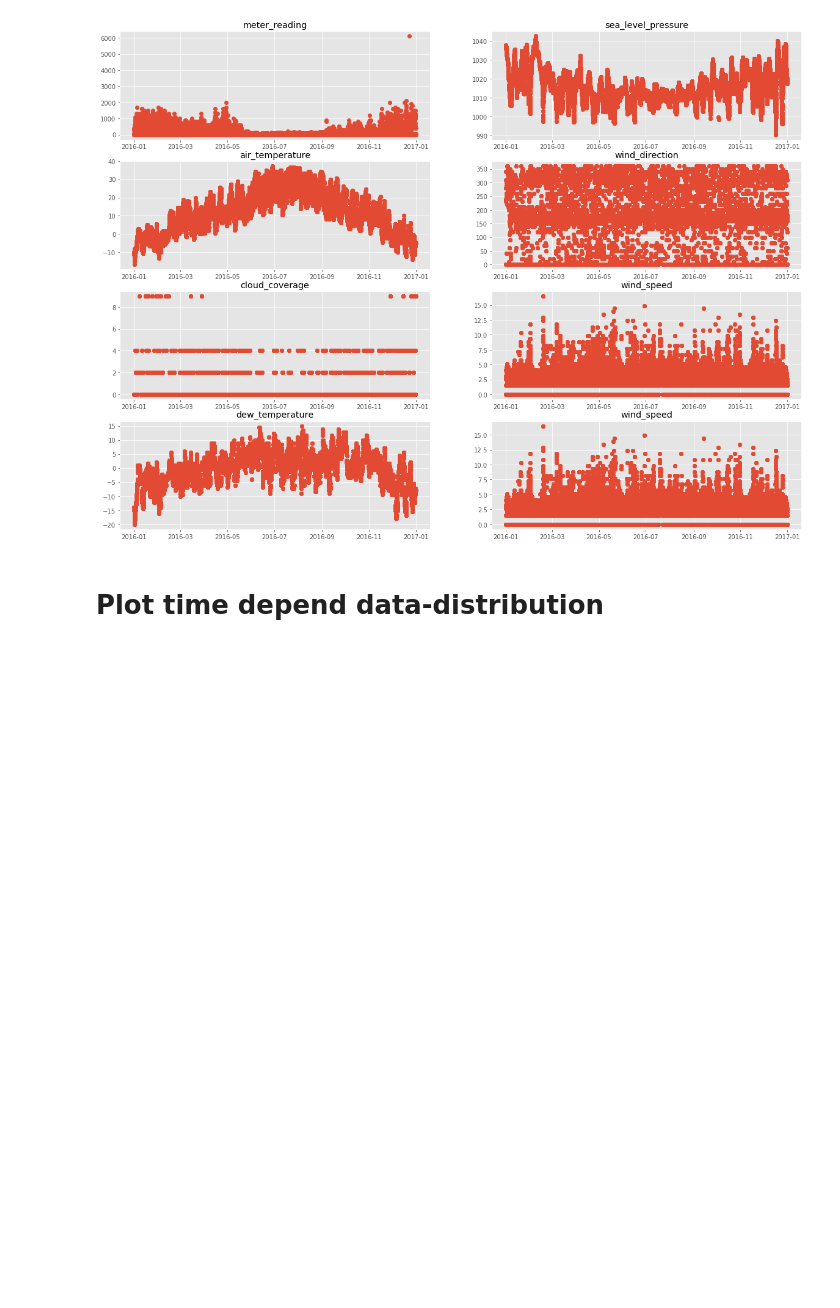
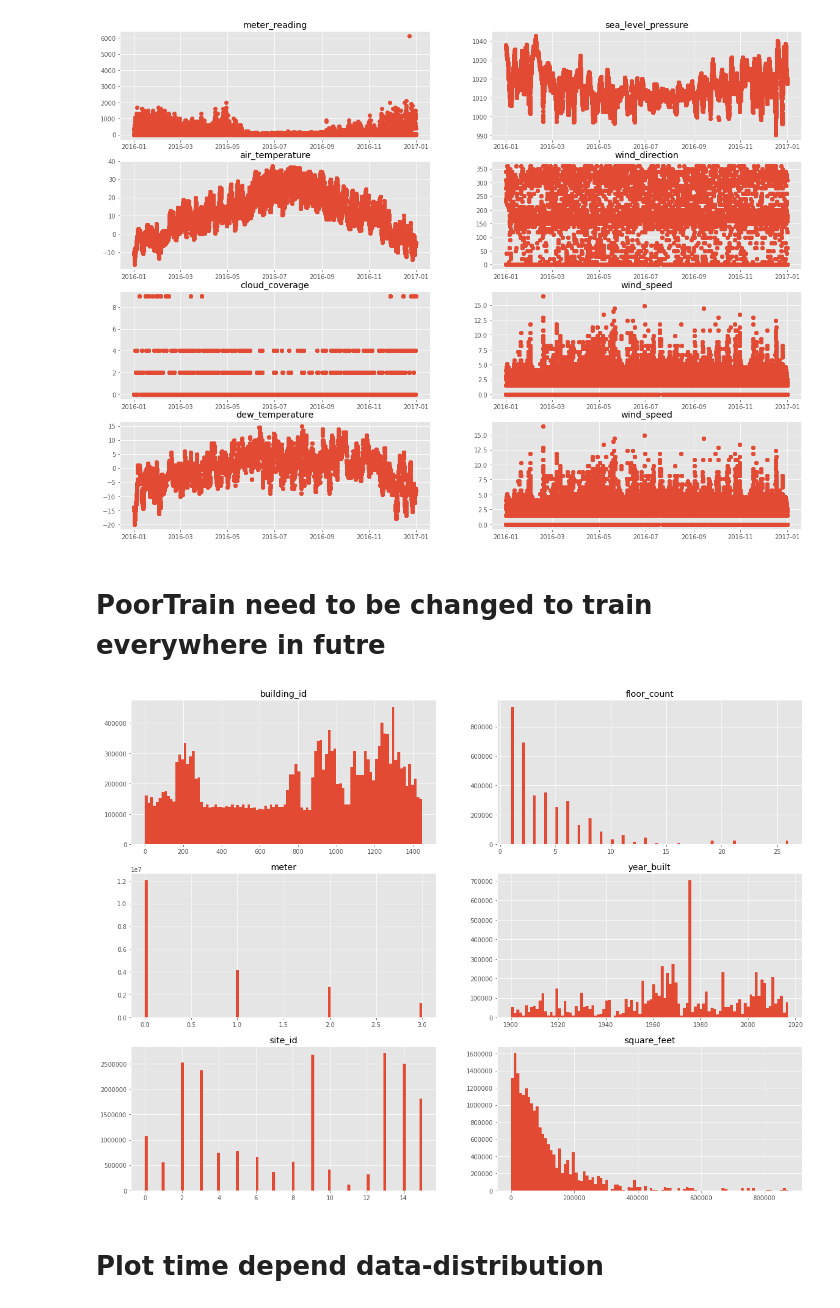
Before and after one commit to Latterlig96/KaggleHeatpredict, a Jupyter notebook: Preprocess-checkpoint.ipynb, the cells around one changed output. Drawn from its saved outputs; the diff is of its cells as text; code cells hidden in the pictures; blank space fills up the shorter version.

Commit message:
Plots

```diff
--- a/Preprocess-checkpoint.ipynb
+++ b/Preprocess-checkpoint.ipynb
@@ -128,21 +145,25 @@ for column in TimeAndBuildingDependencies:
         i=0
 # %% [output]
 [figure]
+# %% [markdown]
+#  PoorTrain need to be changed to train everywhere in futre
 # %%
 fig, axes = plt.subplots(3,2,figsize=(20,15))
 
 i,j=0,0
 for column in TimeIndependencies:
-    temp_data = pd.Series(PoorTrain["{}".format(column)])
+    temp_data = pd.Series(train["{}".format(column)])
     _ = axes[i,j].hist(temp_data,bins=100)
     axes[i,j].set_title("{}".format(column))
 
     i += 1
     if i >2:
         j +=1
         i=0
 
 #_ = axes[0,0].hist(temp_data,bins=200)
+# %% [output]
+[figure, added]
 # %% [markdown]
 # Plot time depend data-distribution
 # %%
```
Also changed, not shown: parts of 11 cells of this notebook, 1 other file.
